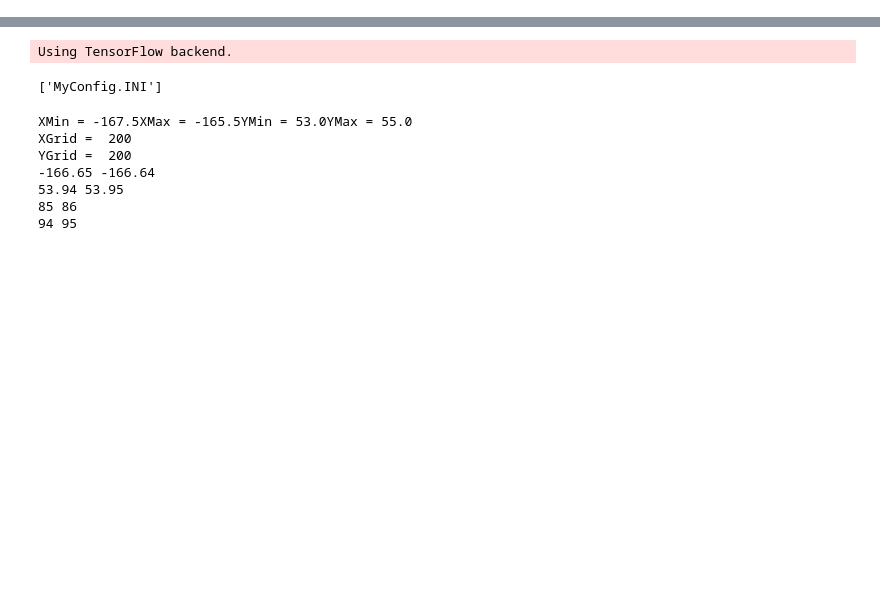
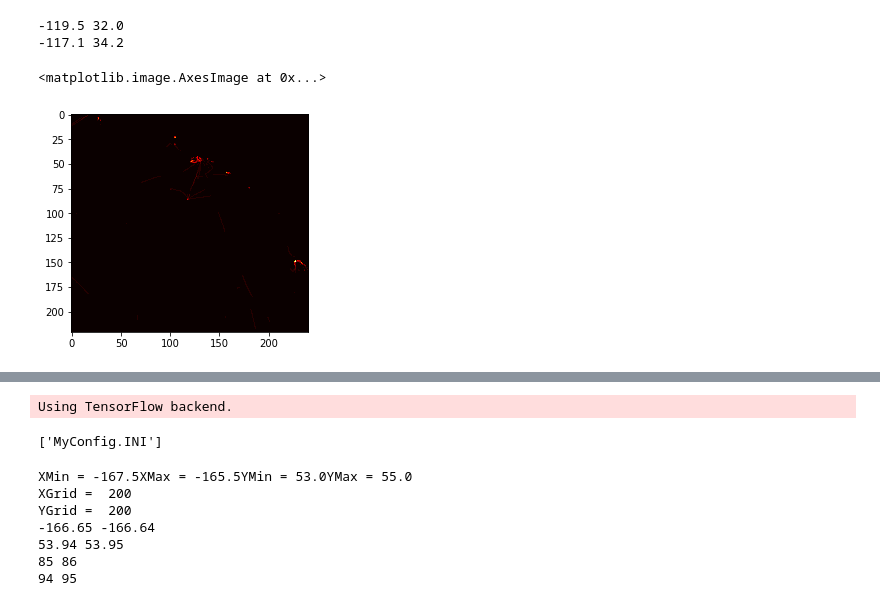
Before and after one commit to gotu0000/Conan, a Jupyter notebook: HistogramPredictGeneral.ipynb, the cells around one changed output, grey strips where cells are left out. Saved outputs shown, nothing was run; the diff lists cells and outputs as text; code cells hidden in the pictures; blank space fills up the shorter version.

```diff
--- a/HistogramPredictGeneral.ipynb
+++ b/HistogramPredictGeneral.ipynb
@@ -0,0 +25,27 @@
+# %%
+lonMin = (float)(config['REGEION']['LON_MIN'])
+lonMax = (float)(config['REGEION']['LON_MAX'])
+
+latMin = (float)(config['REGEION']['LAT_MIN'])
+latMax = (float)(config['REGEION']['LAT_MAX'])
+
+print(lonMin,latMin)
+print(lonMax,latMax)
+
+increStep = 0.01
+incrRes = 2
+
+xGrid = np.arange(lonMin,lonMax,increStep)
+xGrid = np.around(xGrid,incrRes)
+yGrid = np.arange(latMin,latMax,increStep)
+yGrid = np.around(yGrid,incrRes)
+
+heatMapVal = np.load("./Data/AIS_2017_LA/LAPort/HourlyHeatMap/0.npy")
+heatMapImage = np.reshape(heatMapVal,(yGrid.shape[0],xGrid.shape[0]))
+heatMapImage = np.flip(heatMapImage,axis=0)
+plt.imshow(heatMapImage,cmap=plt.get_cmap('hot'))
+# %% [output]
+-119.5 32.0
+-117.1 34.2
+<matplotlib.image.AxesImage at 0x...>
+[figure, added]
```
Also changed, not shown: parts of 4 cells of this notebook, 3 other files.
